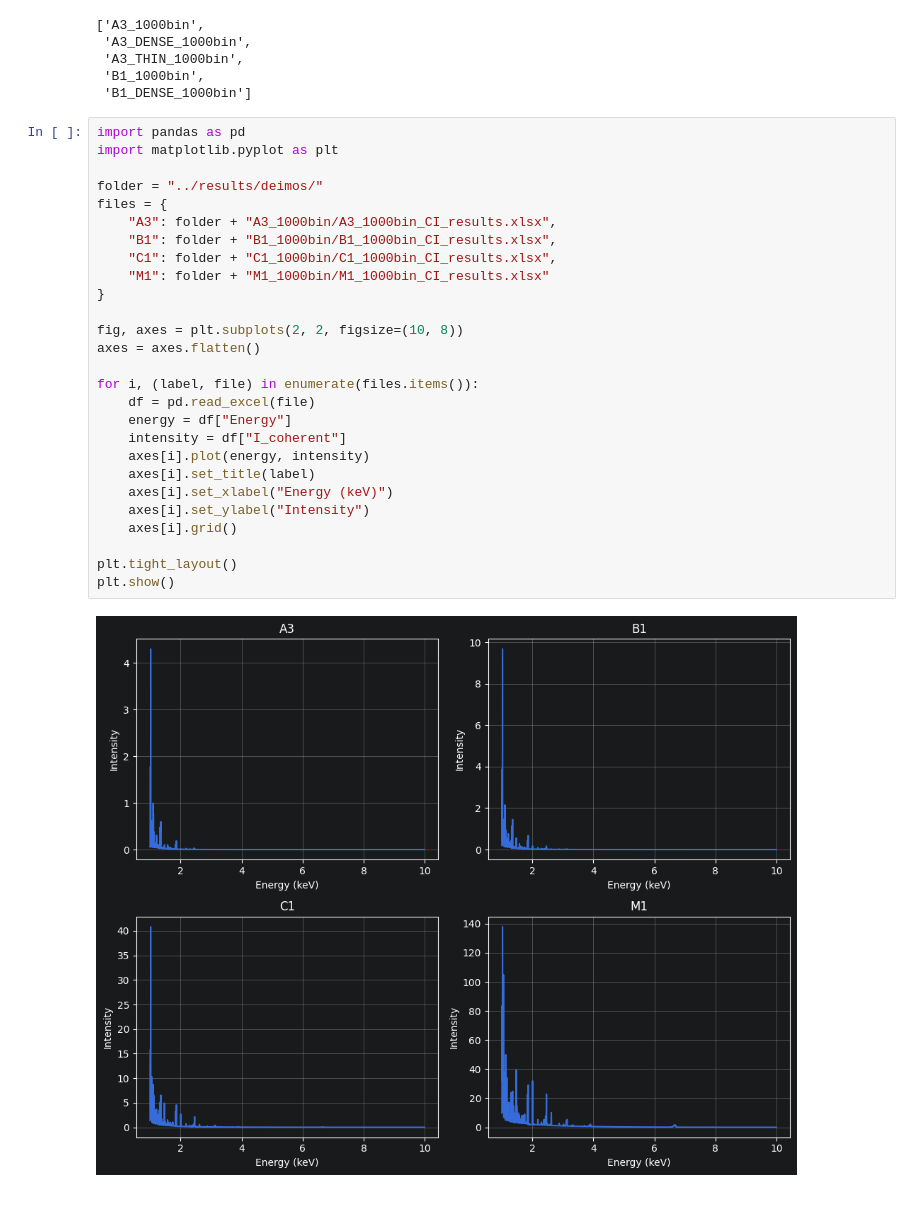
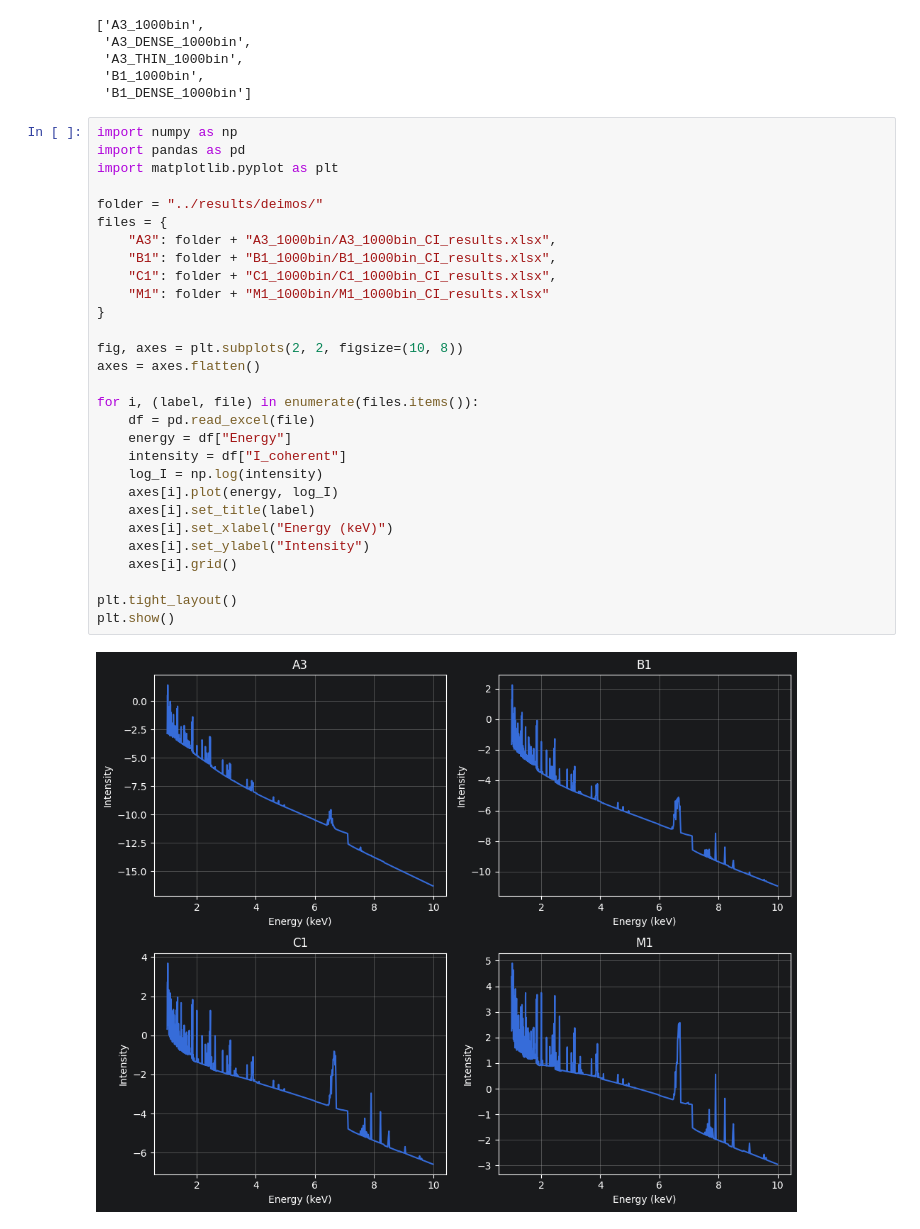
Before and after one commit to saratrevi/XRF, a Jupyter notebook: notebooks/xrf.ipynb, the cells around one changed output. Saved outputs shown, nothing was run; the diff lists cells and outputs as text.

```diff
--- a/notebooks/xrf.ipynb
+++ b/notebooks/xrf.ipynb
@@ -77,31 +77,33 @@ SAMPLE: mantle_mars
  'B1_1000bin',
  'B1_DENSE_1000bin']
 # %%
+import numpy as np
 import pandas as pd
 import matplotlib.pyplot as plt
 
 folder = "../results/deimos/"
 files = {
     "A3": folder + "A3_1000bin/A3_1000bin_CI_results.xlsx",
     "B1": folder + "B1_1000bin/B1_1000bin_CI_results.xlsx",
     "C1": folder + "C1_1000bin/C1_1000bin_CI_results.xlsx",
     "M1": folder + "M1_1000bin/M1_1000bin_CI_results.xlsx"
 }
 
 fig, axes = plt.subplots(2, 2, figsize=(10, 8))
 axes = axes.flatten()
 
 for i, (label, file) in enumerate(files.items()):
     df = pd.read_excel(file)
     energy = df["Energy"]
     intensity = df["I_coherent"]
-    axes[i].plot(energy, intensity)
+    log_I = np.log(intensity)
+    axes[i].plot(energy, log_I)
     axes[i].set_title(label)
     axes[i].set_xlabel("Energy (keV)")
     axes[i].set_ylabel("Intensity")
     axes[i].grid()
 
 plt.tight_layout()
 plt.show()
 # %% [output]
-[figure, old version]
+[figure, new version]
```
Also changed, not shown: 3 other files.
